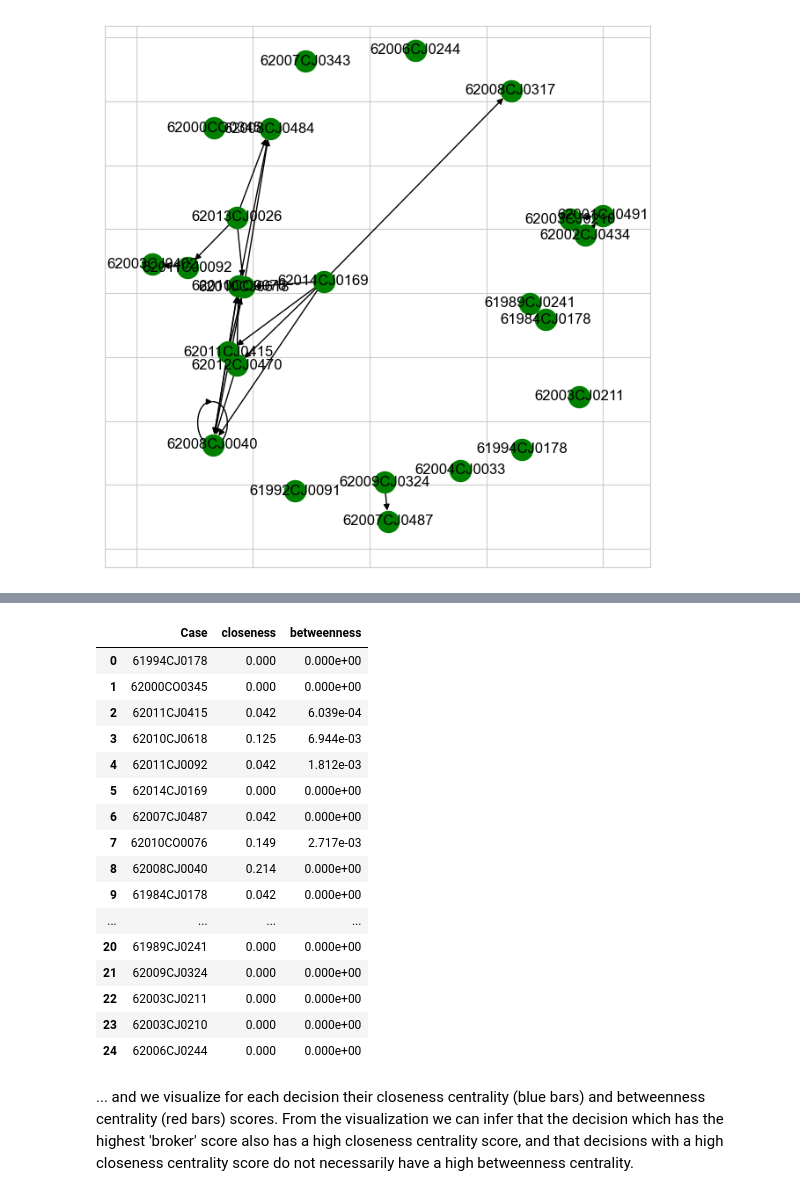
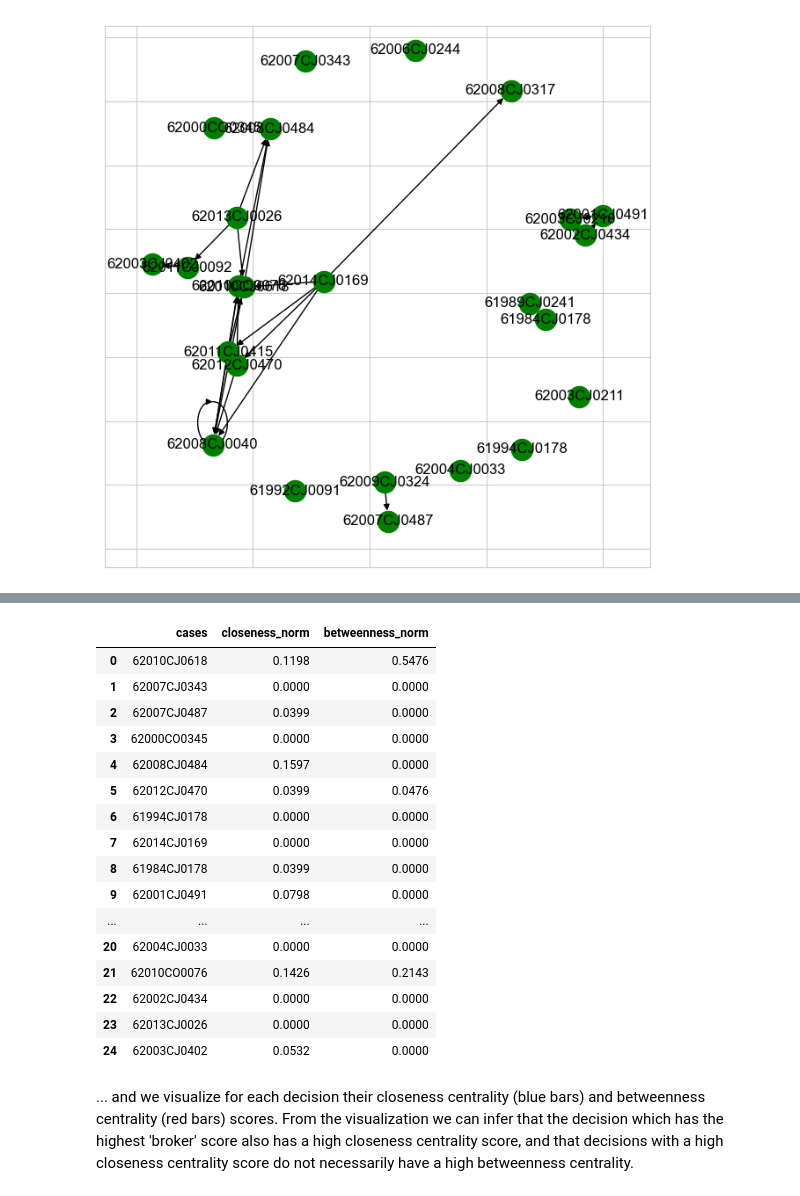
Before and after one commit to maastrichtlawtech/legalnetworkanalysis_textbook, a Jupyter notebook: network_analysis.ipynb, the cells around one changed output, grey strips where cells are left out. Saved outputs shown, nothing was run; the diff lists cells and outputs as text; code cells hidden in the pictures.

```diff
--- a/network_analysis.ipynb
+++ b/network_analysis.ipynb
@@ -130,7 +130,7 @@ g_history = nx.to_directed(g_history)
 
 # Styling and reproducibility
 sns.set_style('whitegrid')
-pd.set_option("display.precision", 3)
+pd.set_option("display.precision", 4)
 np.random.seed(123)
 # %% [markdown]
 # 1_Network_Analysis:_An_Introduction
@@ -1480,28 +1436,34 @@ Node 62006CJ0244: 0.0
-# %%
-###RESULTS ARE WRONG
-
-conprot = pd.DataFrame({'Case':nx.closeness_centrality(g_consprot2).keys(),
-                       'closeness':nx.closeness_centrality(g_consprot2).values()})
-conprot = pd.concat([conprot, pd.Series(nx.betweenness_centrality(g_consprot2).values())], axis=1).rename({0:"betweenness"}, axis=1)
-conprot
-# %% [output]
-|  | Case | closeness | betweenness |
-| 0 | 61994CJ0178 | 0.000 | 0.000e+00 |
-| 1 | 62000CO0345 | 0.000 | 0.000e+00 |
-| 2 | 62011CJ0415 | 0.042 | 6.039e-04 |
-| 3 | 62010CJ0618 | 0.125 | 6.944e-03 |
-| 4 | 62011CJ0092 | 0.042 | 1.812e-03 |
-| 5 | 62014CJ0169 | 0.000 | 0.000e+00 |
-| 6 | 62007CJ0487 | 0.042 | 0.000e+00 |
-| 7 | 62010CO0076 | 0.149 | 2.717e-03 |
-| 8 | 62008CJ0040 | 0.214 | 0.000e+00 |
-| 9 | 61984CJ0178 | 0.042 | 0.000e+00 |
-| ... | ... | ... | ... |
-| 20 | 61989CJ0241 | 0.000 | 0.000e+00 |
-| 21 | 62009CJ0324 | 0.000 | 0.000e+00 |
-| 22 | 62003CJ0211 | 0.000 | 0.000e+00 |
-| 23 | 62003CJ0210 | 0.000 | 0.000e+00 |
-| 24 | 62006CJ0244 | 0.000 | 0.000e+00 |
+# %%
+closeness_arr = np.array([x for x in nx.closeness_centrality(g_consprot2).values()])
+closeness_sum = np.sum(closeness_arr)
+closeness_norm = closeness_arr/closeness_sum
+betweenness_arr = np.array([x for x in nx.betweenness_centrality(g_consprot2).values()])
+betweenness_sum = np.sum(betweenness_arr)
+betweenness_norm = betweenness_arr/betweenness_sum
+
+
+df_consprot = pd.DataFrame({'cases':nx.closeness_centrality(g_consprot2).keys(),
+                       'closeness_norm': closeness_norm,
+                      'betweenness_norm': betweenness_norm})
+df_consprot
+# %% [output]
+|  | cases | closeness_norm | betweenness_norm |
+| 0 | 62010CJ0618 | 0.1198 | 0.5476 |
+| 1 | 62007CJ0343 | 0.0000 | 0.0000 |
+| 2 | 62007CJ0487 | 0.0399 | 0.0000 |
+| 3 | 62000CO0345 | 0.0000 | 0.0000 |
+| 4 | 62008CJ0484 | 0.1597 | 0.0000 |
+| 5 | 62012CJ0470 | 0.0399 | 0.0476 |
+| 6 | 61994CJ0178 | 0.0000 | 0.0000 |
+| 7 | 62014CJ0169 | 0.0000 | 0.0000 |
+| 8 | 61984CJ0178 | 0.0399 | 0.0000 |
+| 9 | 62001CJ0491 | 0.0798 | 0.0000 |
+| ... | ... | ... | ... |
+| 20 | 62004CJ0033 | 0.0000 | 0.0000 |
+| 21 | 62010CO0076 | 0.1426 | 0.2143 |
+| 22 | 62002CJ0434 | 0.0000 | 0.0000 |
+| 23 | 62013CJ0026 | 0.0000 | 0.0000 |
+| 24 | 62003CJ0402 | 0.0532 | 0.0000 |
 # %% [markdown]
 ... and we visualize for each decision their closeness centrality (blue bars) and betweenness centrality (red bars) scores. From the visualization we can infer that the decision which has the highest 'broker' score also has a high closeness centrality score, and that decisions with a high closeness centrality score do not necessarily have a high betweenness centrality.
 # %%
```
Also changed, not shown: parts of 19 cells of this notebook.
